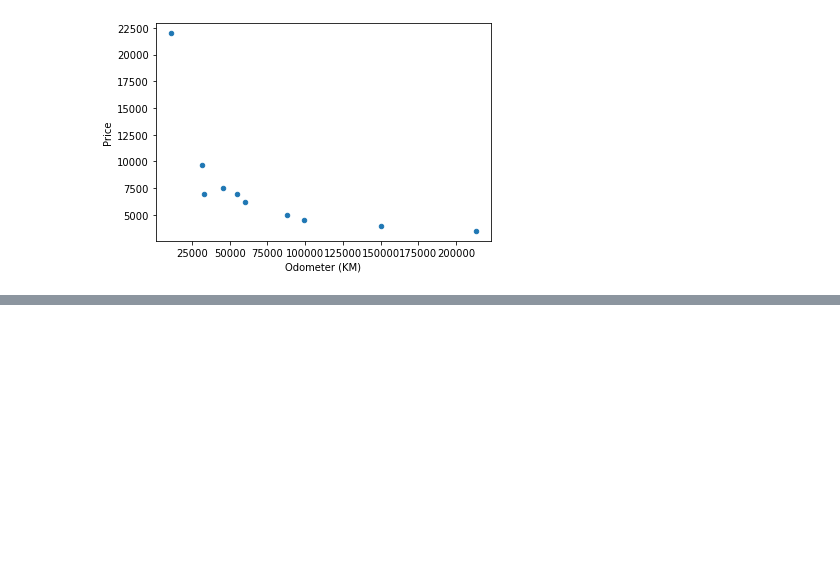
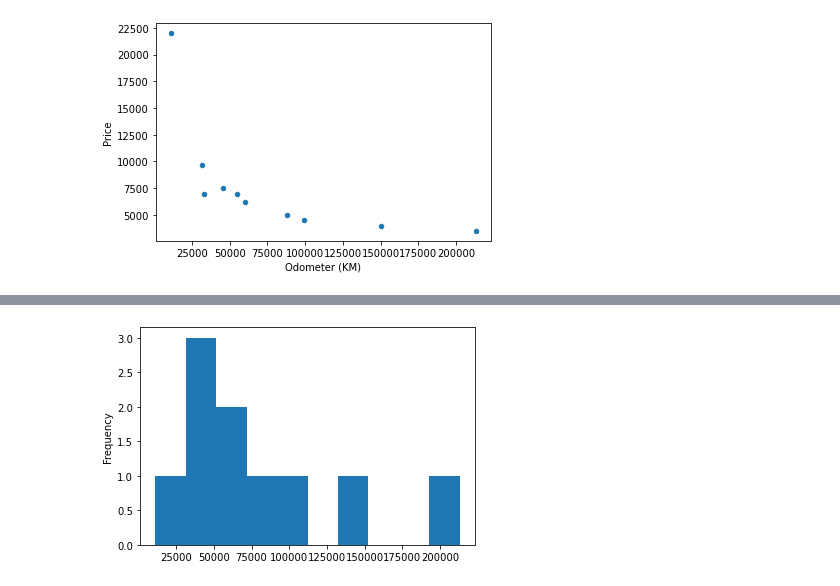
Before and after one commit to rodrez/ML, a Jupyter notebook: intro-to-matplotlib.ipynb, the cells around one changed output, grey strips where cells are left out. Saved outputs shown, nothing was run; the diff lists cells and outputs as text; code cells hidden in the pictures; blank space fills up the shorter version.

```diff
--- a/intro-to-matplotlib.ipynb
+++ b/intro-to-matplotlib.ipynb
@@ -311,0 +360,5 @@ df.plot(x="Odometer (KM)", y="Price", kind="scatter");
+# %%
+# How about histogram
+car_sales["Odometer (KM)"].plot.hist();
+# %% [output]
+[figure, added]
```
Also changed, not shown: parts of 42 cells of this notebook, 1 other file.
